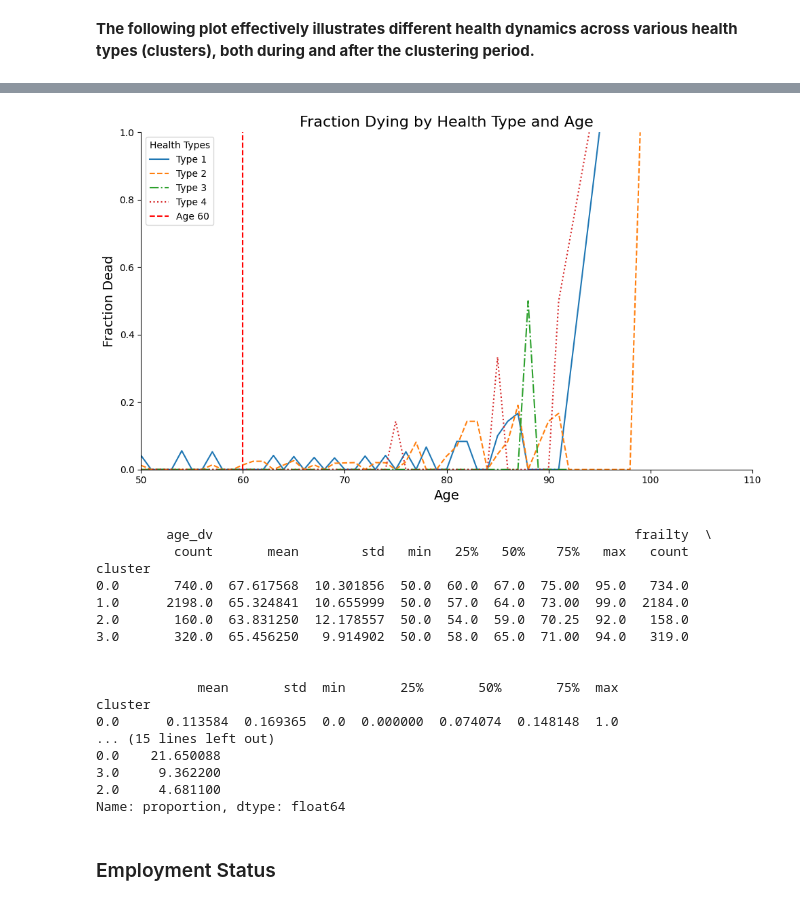
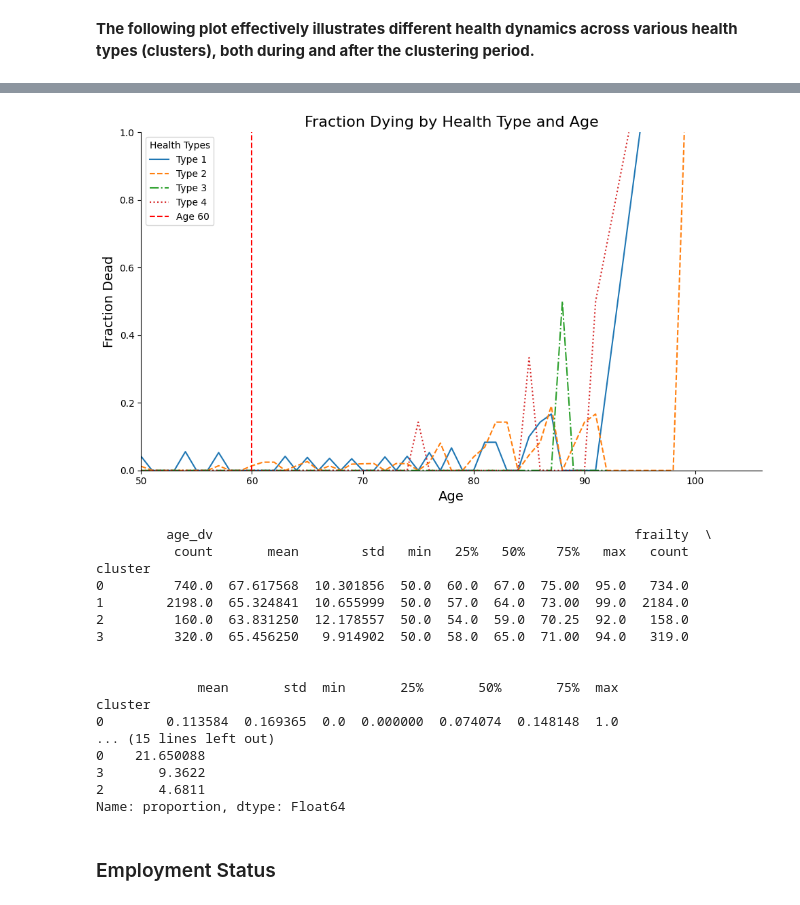
Before and after one commit to GJQu/EssexDissertation, a Jupyter notebook: k_means.ipynb, the cells around one changed output, grey strips where cells are left out. Saved outputs shown, nothing was run; the diff lists cells and outputs as text; code cells hidden in the pictures.

```diff
--- a/k_means.ipynb
+++ b/k_means.ipynb
@@ -262,10 +271,10 @@ import seaborn as sns
 import numpy as np
 
 # Assuming df_frailty is your dataframe with the cluster information
-df_filtered = df_frailty[(df_frailty['age_dv'] >= 50) & (df_frailty['age_dv'] <= 110) & (~np.isnan(df_frailty['frailty'])) & (~np.isnan(df_frailty['cluster']))]
+df_filtered = df_frailty[(df_frailty['age_dv'] >= 50) & (df_frailty['age_dv'] <= 105) & (~np.isnan(df_frailty['frailty'])) & (~np.isnan(df_frailty['cluster']))]
 
 # Create age bins
-df_filtered['age_bins'] = pd.cut(df_filtered['age_dv'], bins=range(50, 111, 2), right=False) # bins = 2
+df_filtered['age_bins'] = pd.cut(df_filtered['age_dv'], bins=range(50, 106, 2), right=False) # bins = 2
 
 # Calculate mean frailty for each bin and cluster
 binned_data = df_filtered.groupby(['age_bins', 'cluster'])['frailty'].mean().unstack()
@@ -300,9 +309,9 @@ ax.axvline(x=60, color='red', linestyle='--', alpha=0.7)
 ax.set_title('Average Frailty by Health Type and Age', fontsize=20)
 ax.legend(title='Health Types', loc='upper left')
 
-ax.set_xlim(50, 110)
+ax.set_xlim(50, 105)
 ax.set_ylim(0, 1)
-ax.set_xticks(range(50, 111, 5))
+ax.set_xticks(range(50, 106, 5))
 
 plt.tight_layout()
 plt.show()
@@ -320,7 +329,7 @@ import seaborn as sns
 import numpy as np
 
 # Assuming df_frailty is your dataframe with the cluster information
-df_filtered = df_frailty[(df_frailty['age_dv'] >= 50) & (df_frailty['age_dv'] <= 110) & (~np.isnan(df_frailty['cluster']))]
+df_filtered = df_frailty[(df_frailty['age_dv'] >= 50) & (df_frailty['age_dv'] <= 105) & (~np.isnan(df_frailty['cluster']))]
 
 fig, ax = plt.subplots(figsize=(10, 6))
 
@@ -344,52 +353,52 @@ ax.set_ylabel('Fraction Dead', fontsize=14)
 # Add a vertical line at age 60
 plt.axvline(x=60, color='red', linestyle='--', label='Age 60')
 
 plt.title('Fraction Dying by Health Type and Age', fontsize=16)
 
 # Set axis limits
-ax.set_xlim(50, 110)
+ax.set_xlim(50, 106)
 ax.set_ylim(0, 1)
 
 ax.spines['top'].set_visible(False)
 ax.spines['right'].set_visible(False)
 
 # Add legend
 ax.legend(title='Health Types', loc='upper left')
 
 plt.tight_layout()
 plt.show()
 
 # Print some summary statistics
 print(df_filtered.groupby('cluster')[['age_dv', 'frailty']].describe())
 
 # Print the number of deaths (frailty == 1) for each cluster
 num_deaths = df_filtered.groupby('cluster')['frailty'].apply(lambda x: x.eq(1).sum())
 print("\nNumber of deaths (frailty == 1) by cluster:")
 print(num_deaths)
 
 # Calculate and print the percentage of individuals in each cluster
 cluster_percentages = df_filtered['cluster'].value_counts(normalize=True) * 100
 print("\nPercentage of individuals in each cluster:")
 print(cluster_percentages)
 # %% [output]
-[figure, old version]
+[figure, new version]
          age_dv                                                      frailty  \
           count       mean        std   min   25%   50%    75%   max   count
 cluster
-0.0       740.0  67.617568  10.301856  50.0  60.0  67.0  75.00  95.0   734.0
-1.0      2198.0  65.324841  10.655999  50.0  57.0  64.0  73.00  99.0  2184.0
-2.0       160.0  63.831250  12.178557  50.0  54.0  59.0  70.25  92.0   158.0
-3.0       320.0  65.456250   9.914902  50.0  58.0  65.0  71.00  94.0   319.0
+0         740.0  67.617568  10.301856  50.0  60.0  67.0  75.00  95.0   734.0
+1        2198.0  65.324841  10.655999  50.0  57.0  64.0  73.00  99.0  2184.0
+2         160.0  63.831250  12.178557  50.0  54.0  59.0  70.25  92.0   158.0
+3         320.0  65.456250   9.914902  50.0  58.0  65.0  71.00  94.0   319.0
 
 
              mean       std  min       25%       50%       75%  max
 cluster
-0.0      0.113584  0.169365  0.0  0.000000  0.074074  0.148148  1.0
+0        0.113584  0.169365  0.0  0.000000  0.074074  0.148148  1.0
 ... (15 lines left out)
-0.0    21.650088
-3.0     9.362200
-2.0     4.681100
-Name: proportion, dtype: float64
+0    21.650088
+3       9.3622
+2       4.6811
+Name: proportion, dtype: Float64
 # %% [markdown]
 ### Employment Status
 # %%
```
Also changed, not shown: parts of 10 cells of this notebook, 1 other file.
